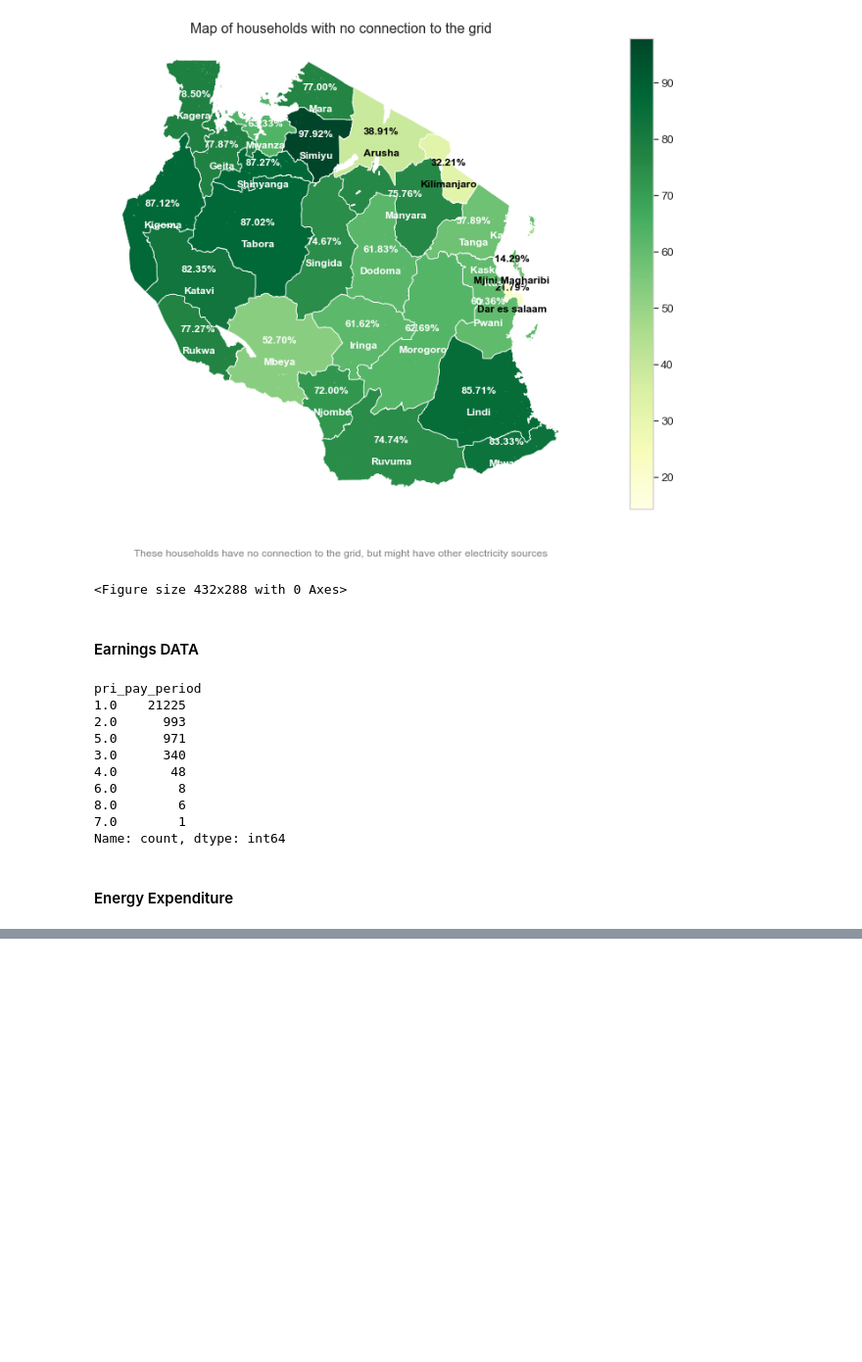
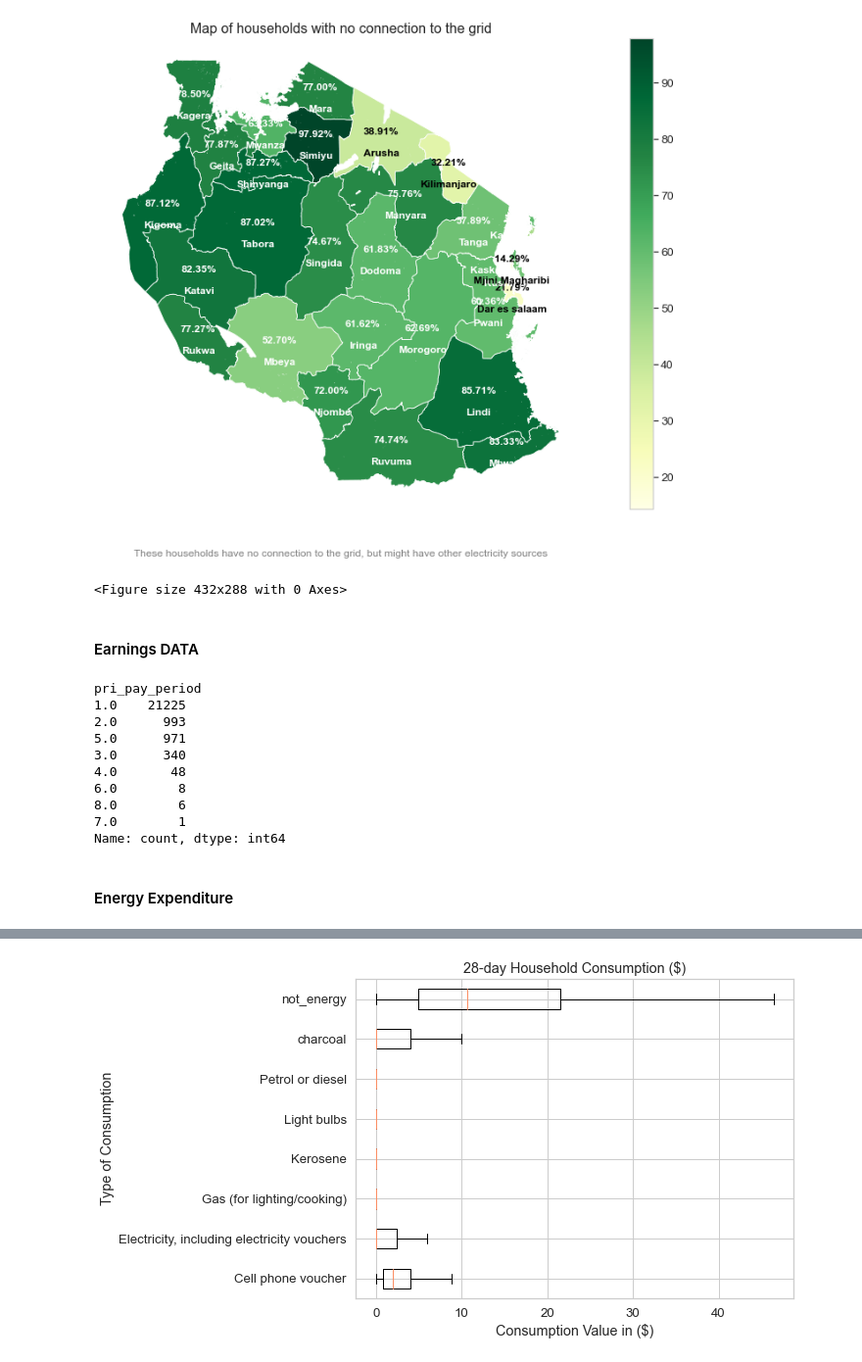
Before and after one commit to whitehackr/solar_tz, a Jupyter notebook: data_and_analysis/survey_review_.ipynb, the cells around one changed output, grey strips where cells are left out. Shown at 98% size. Drawn from its saved outputs; the diff is of its cells as text; code cells hidden in the pictures; blank space fills up the shorter version.

```diff
--- a/data_and_analysis/survey_review_.ipynb
+++ b/data_and_analysis/survey_review_.ipynb
@@ -604,0 +605,5 @@ energy_specific_exp = energy_specific_exp[energy_specific_exp['hh_k01'] == 1.0].
+# %%
+monthly_spend = fx * pd.pivot_table(energy_specific_exp, values='hh_k02', index='y5_hhid', columns='energy_item', aggfunc='sum', fill_value=0)
+# Add a column for total household expenditure
+monthly_spend['total_expenditure'] = monthly_spend.sum(axis=1)
+# Print the pivot table
@@ -605 +614,15 @@ energy_specific_exp = energy_specific_exp[energy_specific_exp['hh_k01'] == 1.0].
+# %%
+plt.figure(figsize=(8, 6))
+plt.boxplot(monthly_spend.iloc[:,:-1].values,
+            labels = monthly_spend.iloc[:,:-1].columns,
+            vert=False,
+            showfliers = False)
+#plt.xticks(range(0, 2500, 200))
+plt.title('28-day Household Consumption (General Population) ($)')
+plt.xlabel('Consumption Value in ($)')
+plt.ylabel('Type of Consumption')
+plt.show()
+#plt.savefig('hh_consumption.png', dpi = 300, format = 'png')
+# %% [output]
+[figure, added]
 # %%
```
Also changed, not shown: parts of 16 cells of this notebook.
